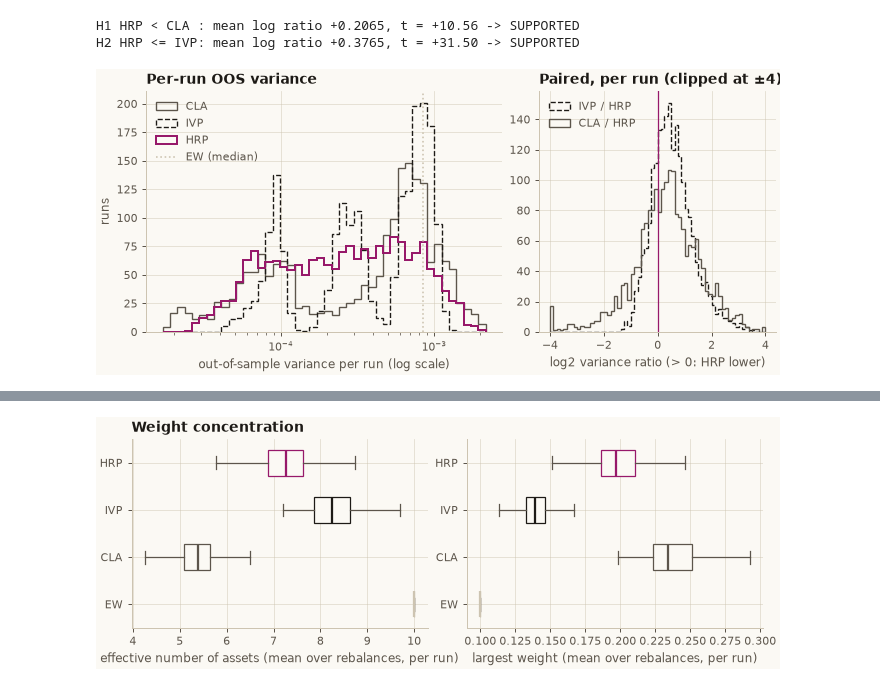
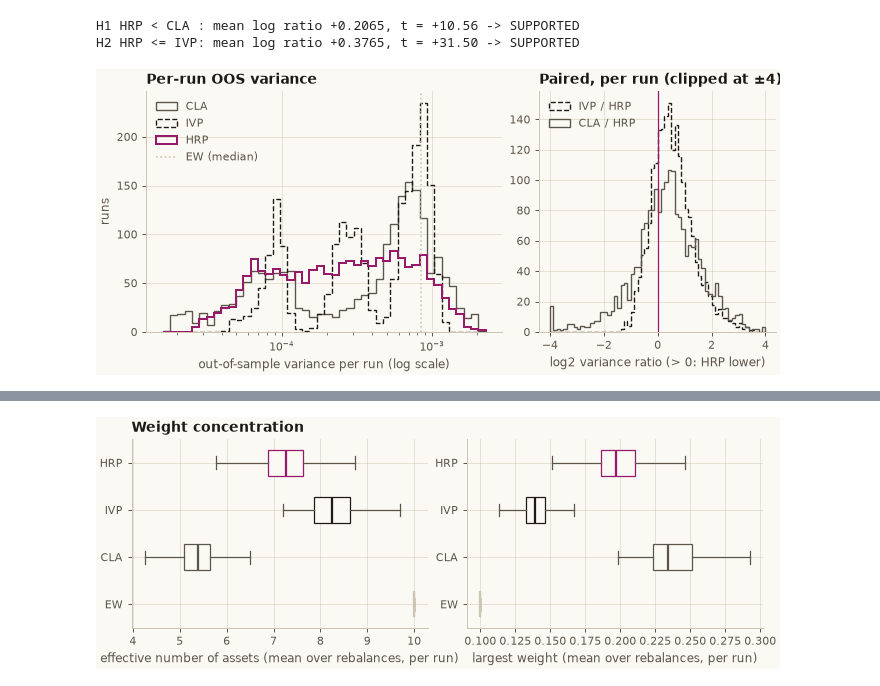
Before and after one commit to Open-Quant/openquant, a Jupyter notebook: notebooks/python/10_hrp_vs_ivp_cla_oos.ipynb, the cells around one changed output, grey strips where cells are left out. Drawn from its saved outputs; the diff is of its cells as text; code cells hidden in the pictures.

```diff
--- a/notebooks/python/10_hrp_vs_ivp_cla_oos.ipynb
+++ b/notebooks/python/10_hrp_vs_ivp_cla_oos.ipynb
@@ -337,7 +337,10 @@ def draw(fig, c):
     }
     lo = math.log10(min(wide[m].min() for m in ORDER))
     hi = math.log10(max(wide[m].max() for m in ORDER))
-    bins = np.logspace(lo, hi, 45)
+    # Padded so the smallest and largest runs sit inside the outer edges, not on them: an
+    # edge recomputed from the data can land a last bit either side of it, platform by platform.
+    pad = 0.01 * (hi - lo)
+    bins = np.logspace(lo - pad, hi + pad, 45)
     for m in ("CLA", "IVP", "HRP"):
         col, ls, lw = styles[m]
         left.hist(
@@ -363,34 +366,34 @@ def draw(fig, c):
     left.set_ylabel("runs")
     left.set_title("Per-run OOS variance")
     left.legend(loc="upper left")
 
     ratios = {m: np.log2(wide[m].to_numpy() / wide["HRP"].to_numpy()) for m in ("IVP", "CLA")}
     rb = np.linspace(-4.0, 4.0, 65)
     for m, arr in ratios.items():
         col, ls, lw = styles[m]
         right.hist(
             np.clip(arr, rb[0], rb[-1]),
             bins=rb,
             histtype="step",
             color=col,
             linestyle=ls,
             linewidth=lw,
             label=f"{m} / HRP",
         )
     right.axvline(0.0, color=c["accent"], linewidth=1.0)
     right.set_xlabel("log2 variance ratio (> 0: HRP lower)")
     right.set_title("Paired, per run (clipped at ±4)")
     right.legend(loc="upper left")
 
 
 nbfigures.figure(
     "nb10-oos-variance",
     draw,
     size=(7.6, 3.4),
     alt="Left: distributions of per-run out-of-sample variance for HRP, IVP, CLA and equal weight in the synthetic Monte Carlo. Right: per-run log2 ratios of IVP and CLA variance to HRP variance.",
 )
 # %% [output]
-[figure, old version]
+[figure, new version]
 # %%
 summary = (
     runs.group_by("method")
```
Also changed, not shown: parts of 1 cell of this notebook, 2 other files.
